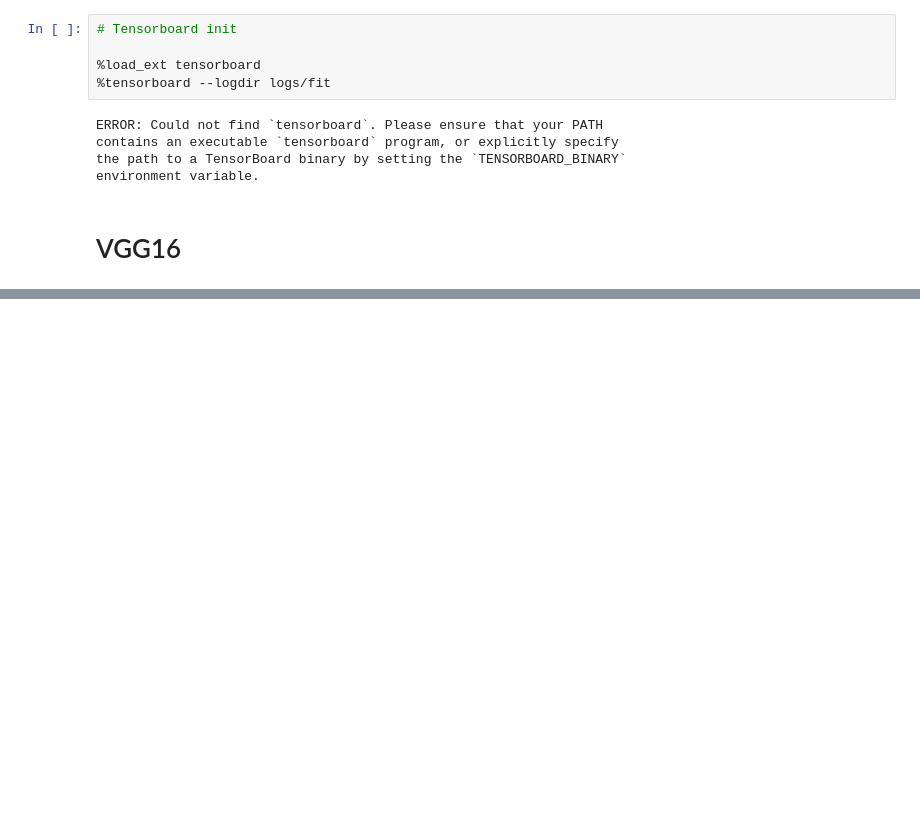
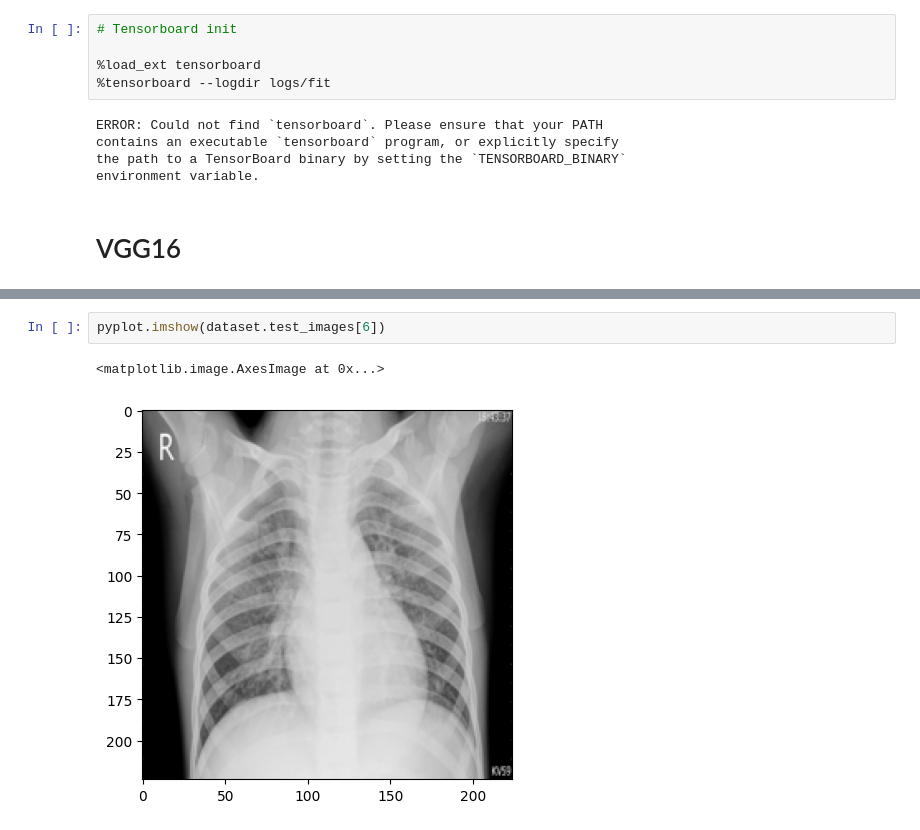
Before and after one commit to Bessouat40/python-ai-explainability, a Jupyter notebook: images.ipynb, the cells around one changed output, grey strips where cells are left out. Saved outputs shown, nothing was run; the diff lists cells and outputs as text; blank space fills up the shorter version.

```diff
--- a/images.ipynb
+++ b/images.ipynb
@@ -137 +135,6 @@ WARNING:absl:At this time, the v2.11+ optimizer `tf.keras.optimizers.SGD` runs s
+# %%
+pyplot.imshow(dataset.test_images[6])
+# %% [output]
+<matplotlib.image.AxesImage at 0x...>
+[figure, added]
 # %%
```
Also changed, not shown: parts of 14 cells of this notebook, 5 other files.
